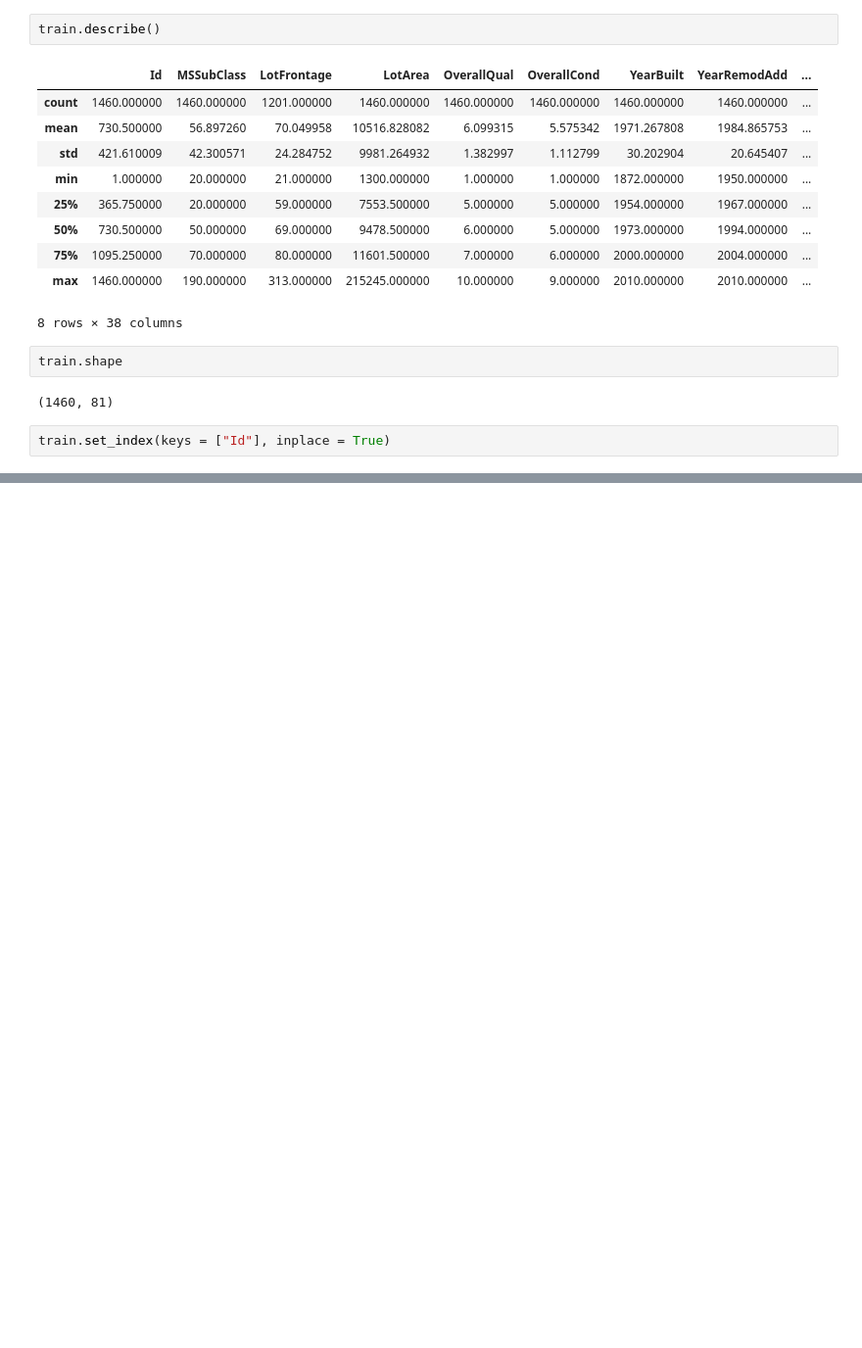
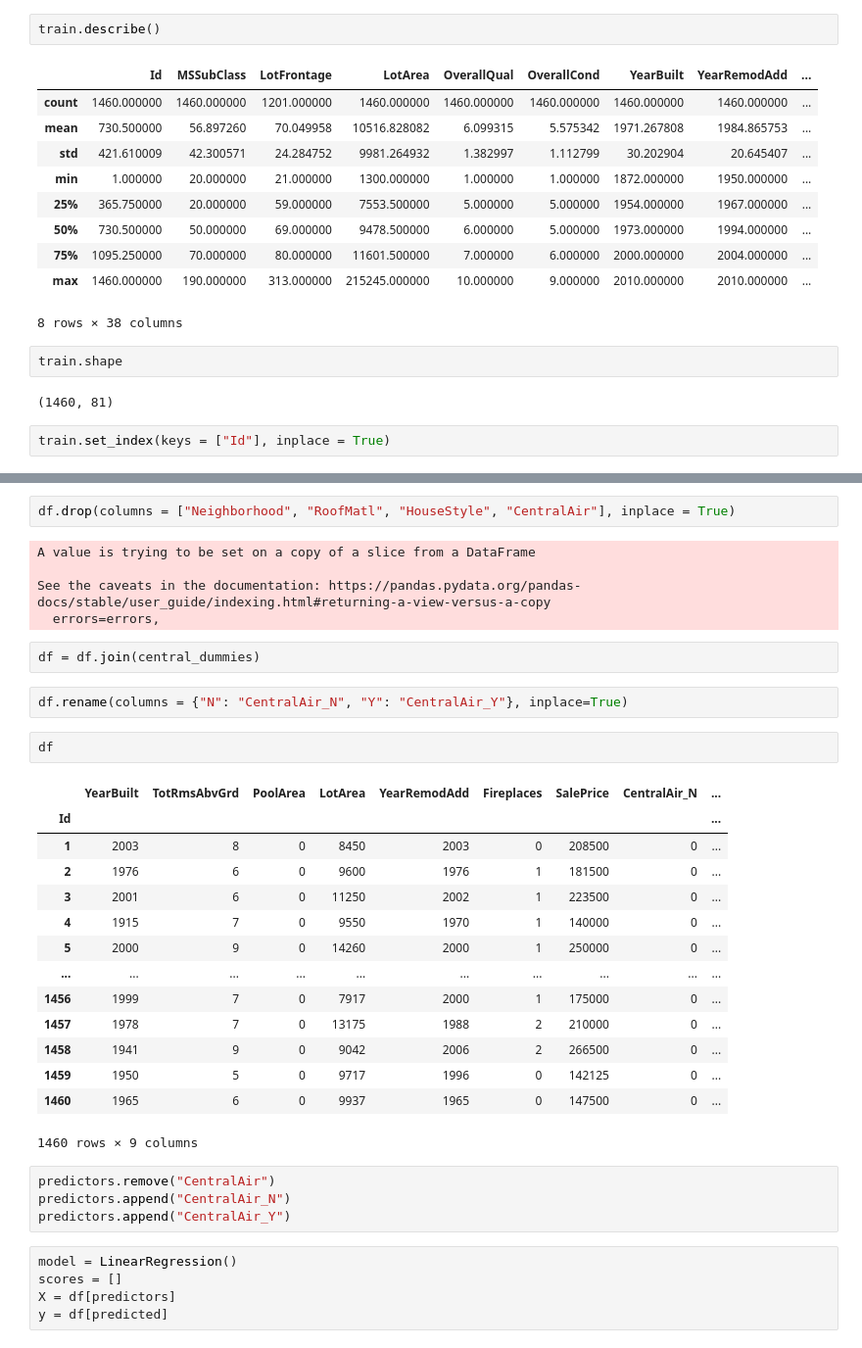
Before and after one commit to kbridge14/grad_school_portfolio, a Jupyter notebook: house-advanced/Assignment 2 - House Prices Advanced Regression Techniques- Kaggle.ipynb, the cells around one changed output, grey strips where cells are left out. Shown at 98% size. Cells and saved outputs as stored; diff of their text form; blank space fills up the shorter version.

```diff
--- a/house-advanced/Assignment 2 - House Prices Advanced Regression Techniques- Kaggle.ipynb
+++ b/house-advanced/Assignment 2 - House Prices Advanced Regression Techniques- Kaggle.ipynb
@@ -186,0 +281,37 @@ Lasso()
+# %%
+df.drop(columns = ["Neighborhood", "RoofMatl", "HouseStyle", "CentralAir"], inplace = True)
+# %% [output]
+A value is trying to be set on a copy of a slice from a DataFrame
+
+See the caveats in the documentation: https://pandas.pydata.org/pandas-docs/stable/user_guide/indexing.html#returning-a-view-versus-a-copy
+  errors=errors,
+# %%
+df = df.join(central_dummies)
+# %%
+df.rename(columns = {"N": "CentralAir_N", "Y": "CentralAir_Y"}, inplace=True)
+# %%
+df
+# %% [output]
+|  | YearBuilt | TotRmsAbvGrd | PoolArea | LotArea | YearRemodAdd | Fireplaces | SalePrice | CentralAir_N | ... |
+| Id |  |  |  |  |  |  |  |  | ... |
+| 1 | 2003 | 8 | 0 | 8450 | 2003 | 0 | 208500 | 0 | ... |
+| 2 | 1976 | 6 | 0 | 9600 | 1976 | 1 | 181500 | 0 | ... |
+| 3 | 2001 | 6 | 0 | 11250 | 2002 | 1 | 223500 | 0 | ... |
+| 4 | 1915 | 7 | 0 | 9550 | 1970 | 1 | 140000 | 0 | ... |
+| 5 | 2000 | 9 | 0 | 14260 | 2000 | 1 | 250000 | 0 | ... |
+| ... | ... | ... | ... | ... | ... | ... | ... | ... | ... |
+| 1456 | 1999 | 7 | 0 | 7917 | 2000 | 1 | 175000 | 0 | ... |
+| 1457 | 1978 | 7 | 0 | 13175 | 1988 | 2 | 210000 | 0 | ... |
+| 1458 | 1941 | 9 | 0 | 9042 | 2006 | 2 | 266500 | 0 | ... |
+| 1459 | 1950 | 5 | 0 | 9717 | 1996 | 0 | 142125 | 0 | ... |
+| 1460 | 1965 | 6 | 0 | 9937 | 1965 | 0 | 147500 | 0 | ... |
+1460 rows × 9 columns
+# %%
+predictors.remove("CentralAir")
+predictors.append("CentralAir_N")
+predictors.append("CentralAir_Y")
+# %%
+model = LinearRegression()
+scores = []
+X = df[predictors]
+y = df[predicted]
```
Also changed, not shown: parts of 39 cells of this notebook.
